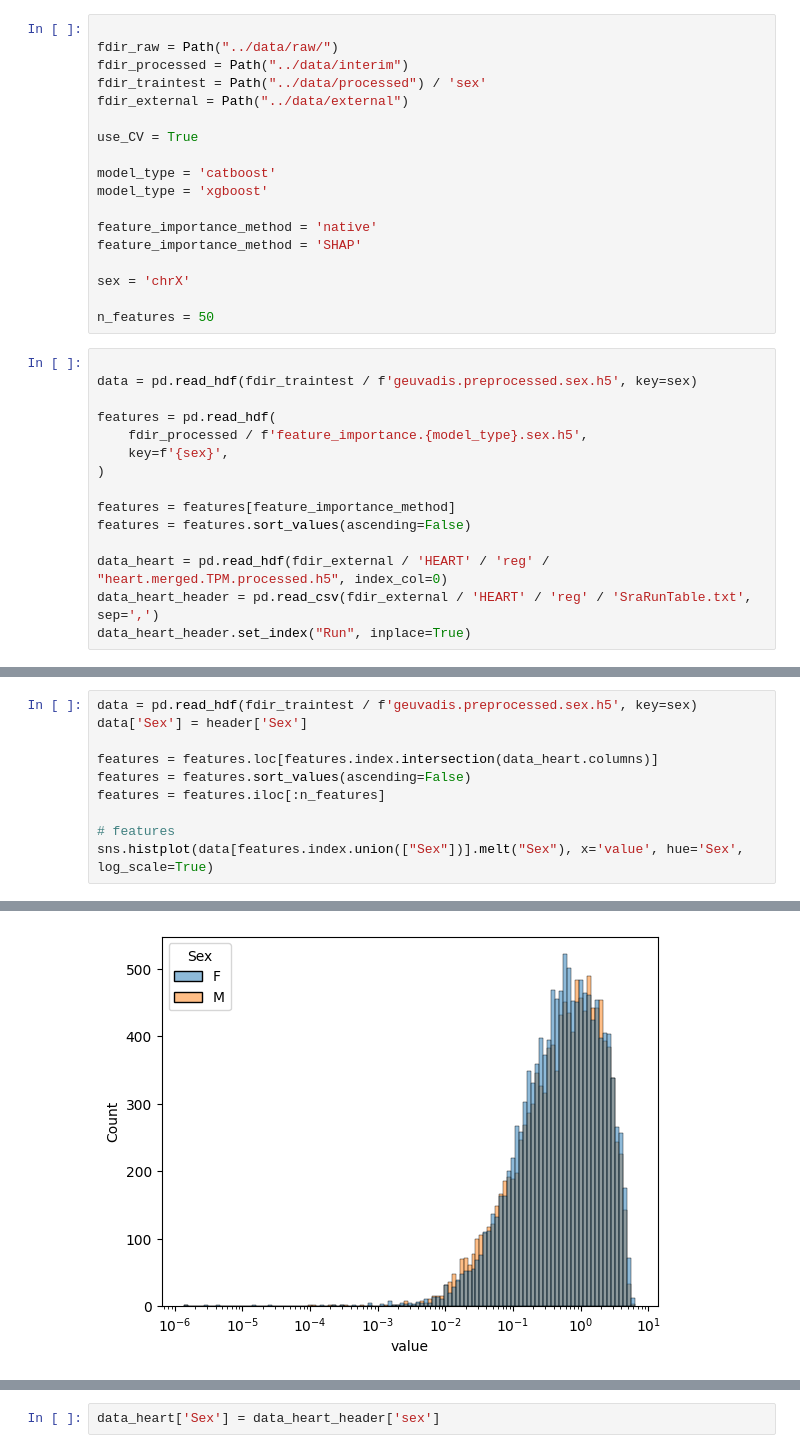
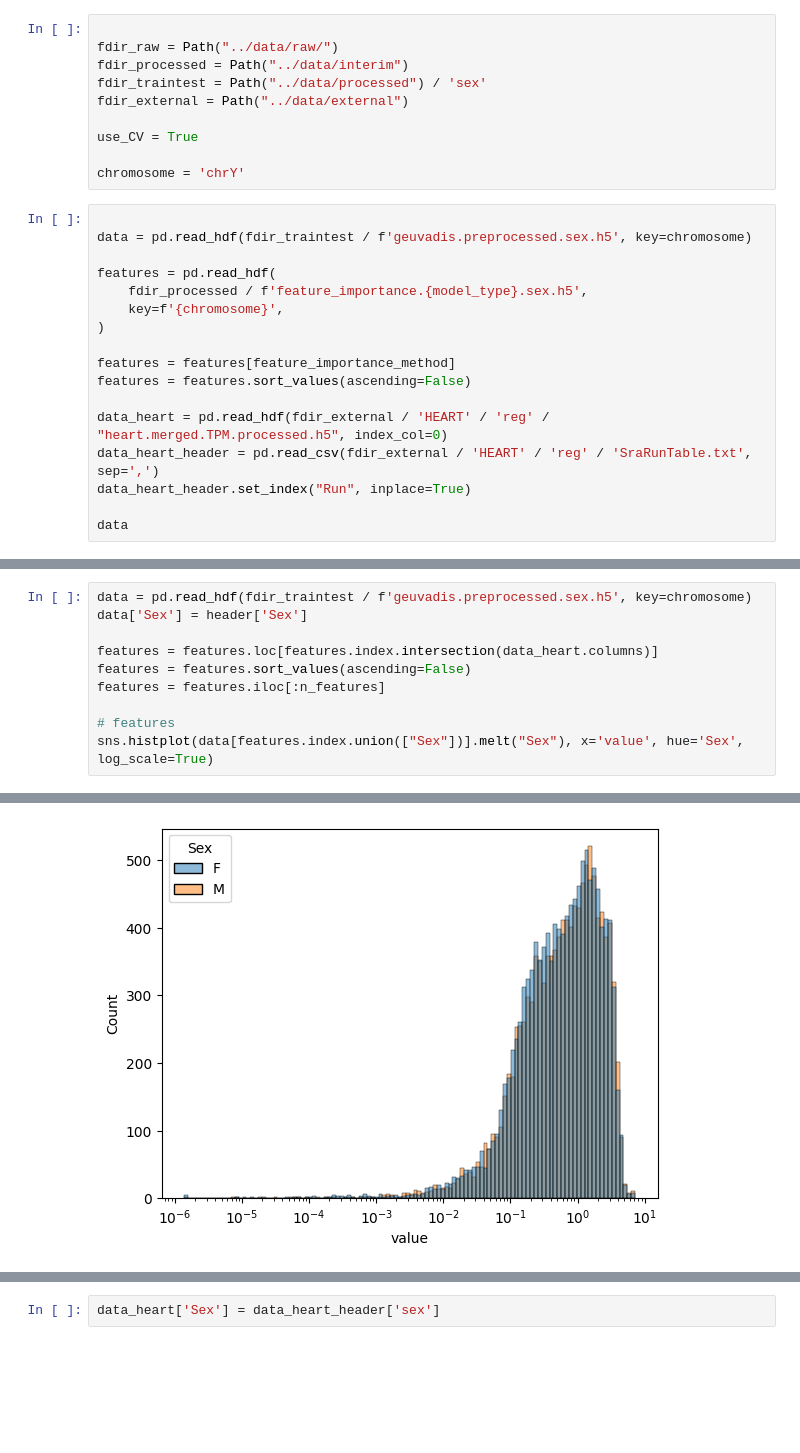
Before and after one commit to zodelheim/sea-infer-rna-seq, a Jupyter notebook: notebooks/HistplotSexIntensity.ipynb, the cells around one changed output, grey strips where cells are left out. Cells and saved outputs as stored; diff of their text form; blank space fills up the shorter version.

```diff
--- a/notebooks/HistplotSexIntensity.ipynb
+++ b/notebooks/HistplotSexIntensity.ipynb
@@ -26,22 +28,14 @@ fdir_external = Path("../data/external")
 
 use_CV = True
 
-model_type = 'catboost'
-model_type = 'xgboost'
-
-feature_importance_method = 'native'
-feature_importance_method = 'SHAP'
-
-sex = 'chrX'
-
-n_features = 50
+chromosome = 'chrY'
 # %%
 
-data = pd.read_hdf(fdir_traintest / f'geuvadis.preprocessed.sex.h5', key=sex)
+data = pd.read_hdf(fdir_traintest / f'geuvadis.preprocessed.sex.h5', key=chromosome)
 
 features = pd.read_hdf(
     fdir_processed / f'feature_importance.{model_type}.sex.h5',
-    key=f'{sex}',
+    key=f'{chromosome}',
 )
 
 features = features[feature_importance_method]
@@ -50,3 +44,5 @@ features = features.sort_values(ascending=False)
 data_heart = pd.read_hdf(fdir_external / 'HEART' / 'reg' / "heart.merged.TPM.processed.h5", index_col=0)
 data_heart_header = pd.read_csv(fdir_external / 'HEART' / 'reg' / 'SraRunTable.txt', sep=',')
 data_heart_header.set_index("Run", inplace=True)
+
+data
@@ -65,16 +373,16 @@ data.shape
 # %%
-data = pd.read_hdf(fdir_traintest / f'geuvadis.preprocessed.sex.h5', key=sex)
+data = pd.read_hdf(fdir_traintest / f'geuvadis.preprocessed.sex.h5', key=chromosome)
 data['Sex'] = header['Sex']
 
 features = features.loc[features.index.intersection(data_heart.columns)]
 features = features.sort_values(ascending=False)
 features = features.iloc[:n_features]
 
 # features
 sns.histplot(data[features.index.union(["Sex"])].melt("Sex"), x='value', hue='Sex', log_scale=True)
 # %% [output]
 <Axes: xlabel='value', ylabel='Count'>
-[figure, old version]
+[figure, new version]
 # %%
 features.index
 # %% [output]
```
Also changed, not shown: parts of 24 cells of this notebook.
